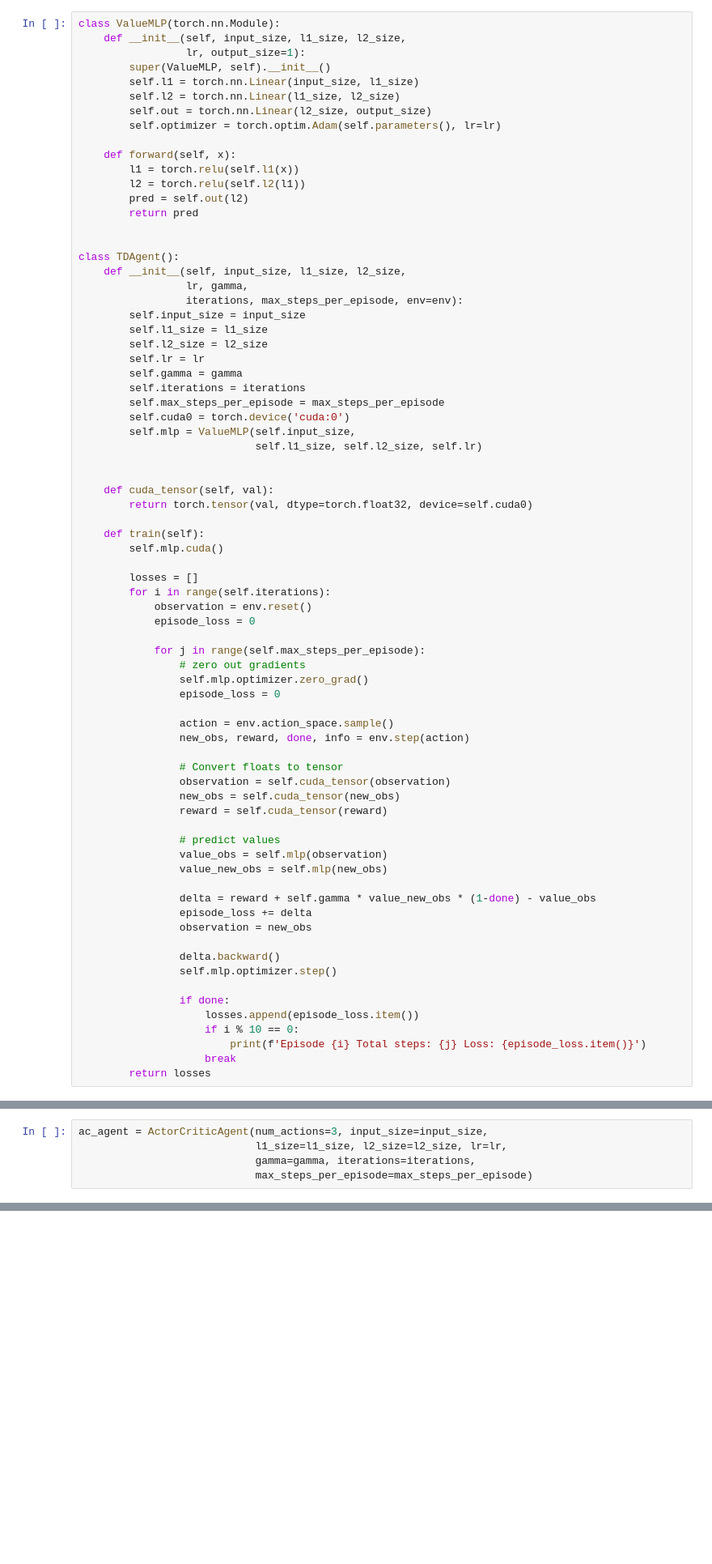
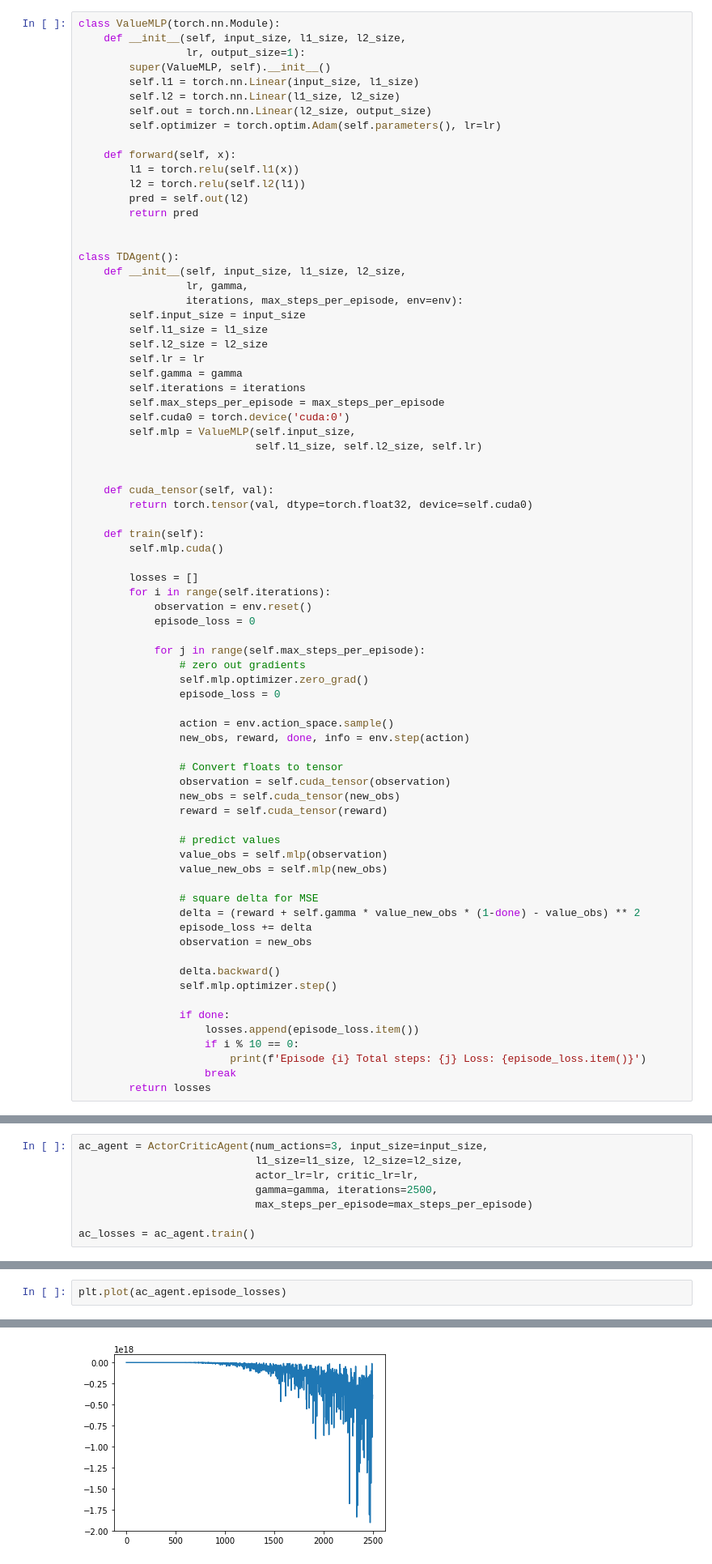
Before and after one commit to kailin-lu/ReinforcementLearning_Notes, a Jupyter notebook: TD(0)-ActorCritic.ipynb, the cells around one changed output, grey strips where cells are left out. Shown: that part at 81% size. Cells and saved outputs as stored; diff of their text form; blank space fills up the shorter version.

Commit message:
finish basic actor critic

```diff
--- a/TD(0)-ActorCritic.ipynb
+++ b/TD(0)-ActorCritic.ipynb
@@ -83,7 +84,8 @@ class TDAgent():
                 value_obs = self.mlp(observation)
                 value_new_obs = self.mlp(new_obs)
 
-                delta = reward + self.gamma * value_new_obs * (1-done) - value_obs
+                # square delta for MSE
+                delta = (reward + self.gamma * value_new_obs * (1-done) - value_obs) ** 2
                 episode_loss += delta
                 observation = new_obs
 
@@ -187,6 +225,9 @@ class ActorCriticAgent(TDAgent):
 # %%
 ac_agent = ActorCriticAgent(num_actions=3, input_size=input_size,
-                            l1_size=l1_size, l2_size=l2_size, lr=lr,
-                            gamma=gamma, iterations=iterations,
+                            l1_size=l1_size, l2_size=l2_size,
+                            actor_lr=lr, critic_lr=lr,
+                            gamma=gamma, iterations=2500,
                             max_steps_per_episode=max_steps_per_episode)
+
+ac_losses = ac_agent.train()
 # %% [output]
@@ -193,0 +251,3 @@ TypeError: object.__init__() takes no parameters
+# %%
+plt.plot(ac_agent.episode_losses)
+# %% [output]
@@ -193,0 +255 @@ TypeError: object.__init__() takes no parameters
+[figure, added]
```
Also changed, not shown: parts of 7 cells of this notebook.
